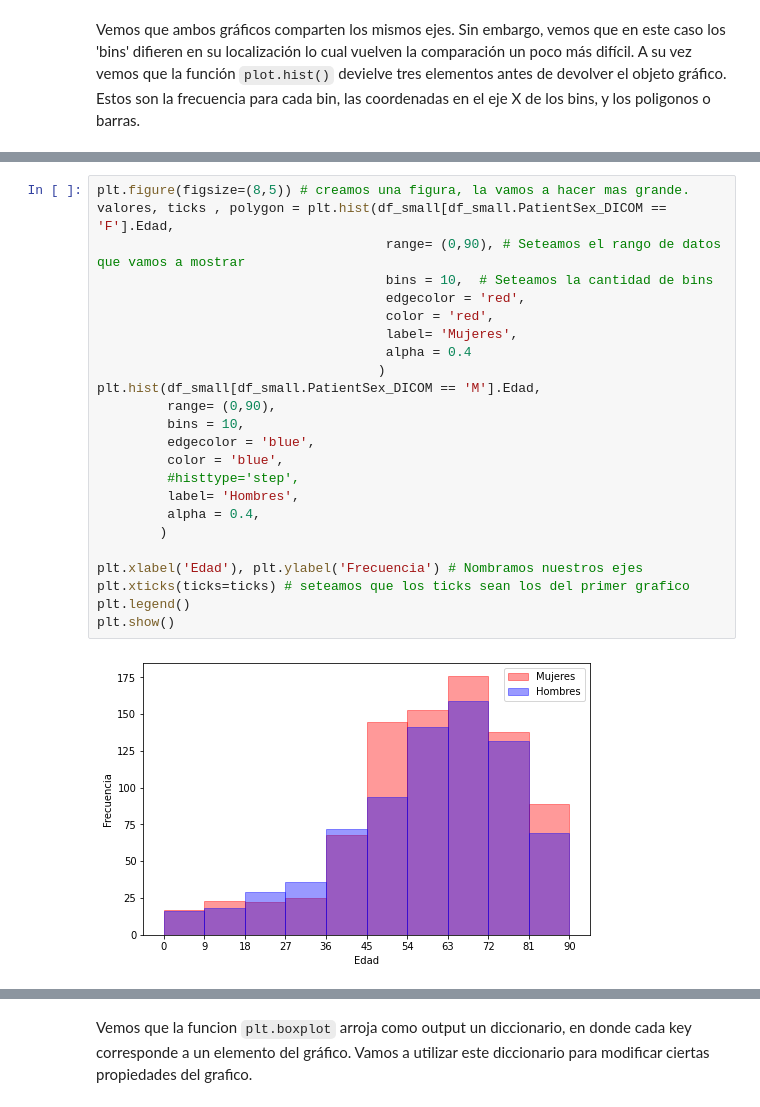
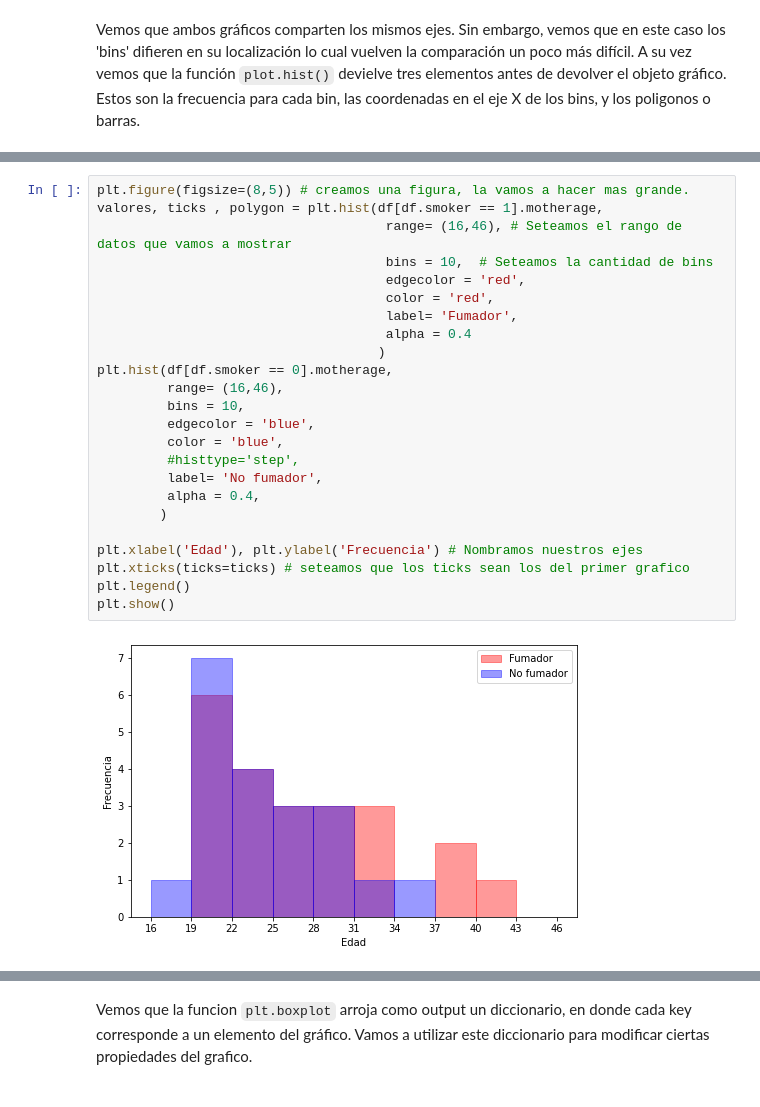
Before and after one commit to cmosquer/jis-2020, a Jupyter notebook: Curso_2.ipynb, the cells around one changed output, grey strips where cells are left out. Cells and saved outputs as stored; diff of their text form.

```diff
--- a/Curso_2.ipynb
+++ b/Curso_2.ipynb
@@ -960,26 +737,26 @@ Resolvamos estos inconvenientes:
 # %%
 plt.figure(figsize=(8,5)) # creamos una figura, la vamos a hacer mas grande.
-valores, ticks , polygon = plt.hist(df_small[df_small.PatientSex_DICOM == 'F'].Edad,
-                                     range= (0,90), # Seteamos el rango de datos que vamos a mostrar
+valores, ticks , polygon = plt.hist(df[df.smoker == 1].motherage,
+                                     range= (16,46), # Seteamos el rango de datos que vamos a mostrar
                                      bins = 10,  # Seteamos la cantidad de bins
                                      edgecolor = 'red',
                                      color = 'red',
-                                     label= 'Mujeres',
+                                     label= 'Fumador',
                                      alpha = 0.4
                                     )
-plt.hist(df_small[df_small.PatientSex_DICOM == 'M'].Edad,
-         range= (0,90),
+plt.hist(df[df.smoker == 0].motherage,
+         range= (16,46),
          bins = 10,
          edgecolor = 'blue',
          color = 'blue',
          #histtype='step',
-         label= 'Hombres',
+         label= 'No fumador',
          alpha = 0.4,
         )
 
 plt.xlabel('Edad'), plt.ylabel('Frecuencia') # Nombramos nuestros ejes
 plt.xticks(ticks=ticks) # seteamos que los ticks sean los del primer grafico
 plt.legend()
 plt.show()
 # %% [output]
-[figure, old version]
+[figure, new version]
```
Also changed, not shown: parts of 278 cells of this notebook, 1 other file.
